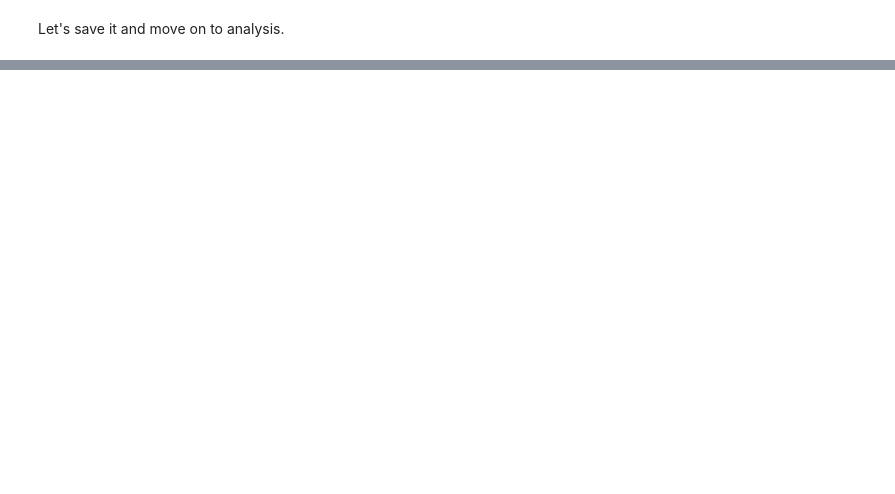
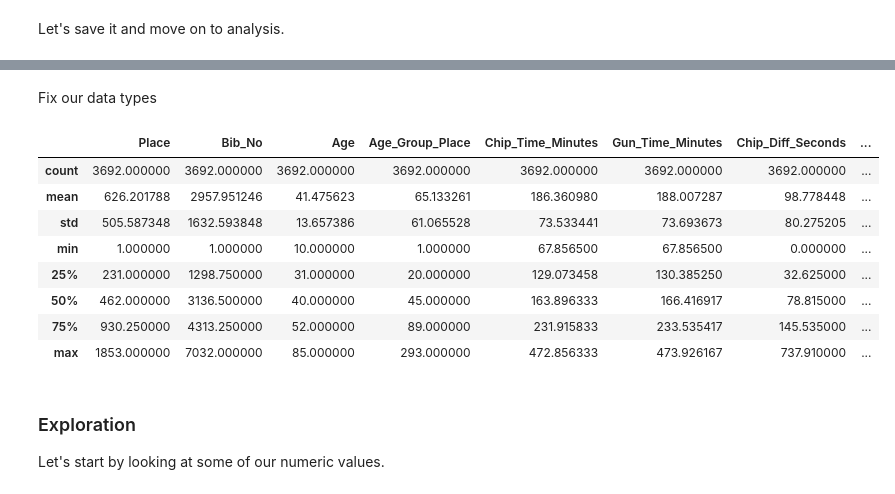
Before and after one commit to 4one4/2018-Missoula-Marathon, a Jupyter notebook: 2018 Missoula Marathon EDA.ipynb, the cells around one changed output, grey strips where cells are left out. Saved outputs shown, nothing was run; the diff lists cells and outputs as text; code cells hidden in the pictures; blank space fills up the shorter version.

```diff
--- a/2018 Missoula Marathon EDA.ipynb
+++ b/2018 Missoula Marathon EDA.ipynb
@@ -221,0 +226,4 @@ df_all.to_csv('data/2018_missoula_marathon_all_clean.csv', index=False)
+# %%
+df_all['Chip_Time_Minutes'] = pd.to_timedelta(df_all.Chip_Time).dt.total_seconds()/60
+df_all['Gun_Time_Minutes'] = pd.to_timedelta(df_all.Gun_Time).dt.total_seconds()/60
+df_all['Chip_Diff_Seconds'] = (df_all.Gun_Time_Minutes - df_all.Chip_Time_Minutes)*60
@@ -221,0 +239,19 @@ df_all.to_csv('data/2018_missoula_marathon_all_clean.csv', index=False)
+# %%
+df_all['Pace_Decimal'] = np.where(df_all.Race == 'full', df_all.Chip_Time_Minutes/26.2, df_all.Chip_Time_Minutes/13.1)
+# %% [markdown]
+Fix our data types
+# %%
+df_all.Race = df_all.Race.astype('category')
+df_all.Age_Group_Place = df_all.Age_Group_Place.astype('int32')
+# %%
+df_all.describe()
+# %% [output]
+|  | Place | Bib_No | Age | Age_Group_Place | Chip_Time_Minutes | Gun_Time_Minutes | Chip_Diff_Seconds | ... |
+| count | 3692.000000 | 3692.000000 | 3692.000000 | 3692.000000 | 3692.000000 | 3692.000000 | 3692.000000 | ... |
+| mean | 626.201788 | 2957.951246 | 41.475623 | 65.133261 | 186.360980 | 188.007287 | 98.778448 | ... |
+| std | 505.587348 | 1632.593848 | 13.657386 | 61.065528 | 73.533441 | 73.693673 | 80.275205 | ... |
+| min | 1.000000 | 1.000000 | 10.000000 | 1.000000 | 67.856500 | 67.856500 | 0.000000 | ... |
+| 25% | 231.000000 | 1298.750000 | 31.000000 | 20.000000 | 129.073458 | 130.385250 | 32.625000 | ... |
+| 50% | 462.000000 | 3136.500000 | 40.000000 | 45.000000 | 163.896333 | 166.416917 | 78.815000 | ... |
+| 75% | 930.250000 | 4313.250000 | 52.000000 | 89.000000 | 231.915833 | 233.535417 | 145.535000 | ... |
+| max | 1853.000000 | 7032.000000 | 85.000000 | 293.000000 | 472.856333 | 473.926167 | 737.910000 | ... |
@@ -221,0 +261,4 @@ df_all.to_csv('data/2018_missoula_marathon_all_clean.csv', index=False)
+# %% [markdown]
+### Exploration
+
+Let's start by looking at some of our numeric values.
```
Also changed, not shown: parts of 12 cells of this notebook, 1 other file.
